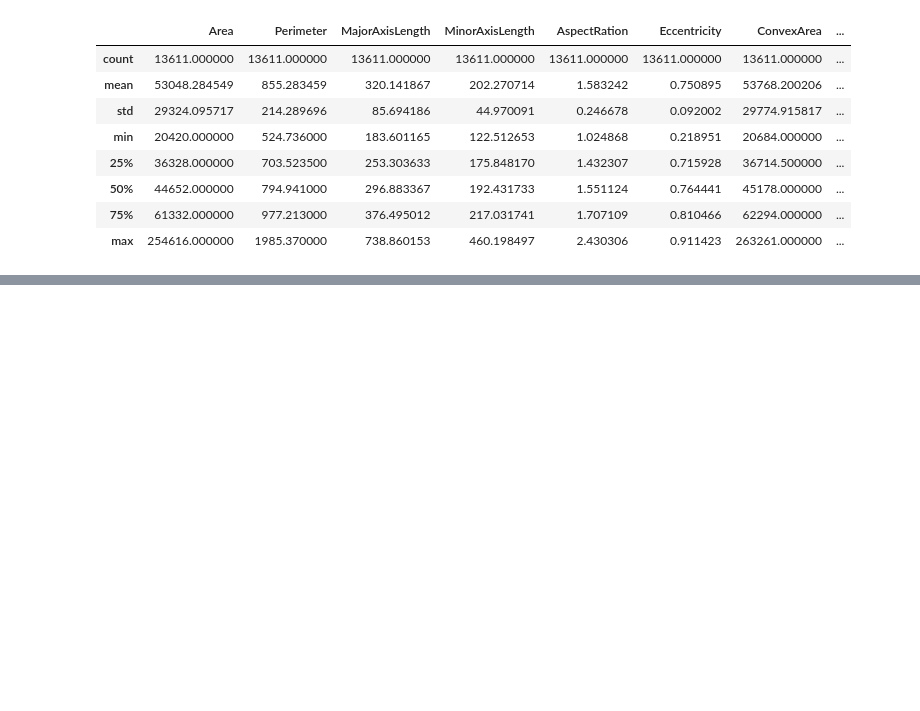
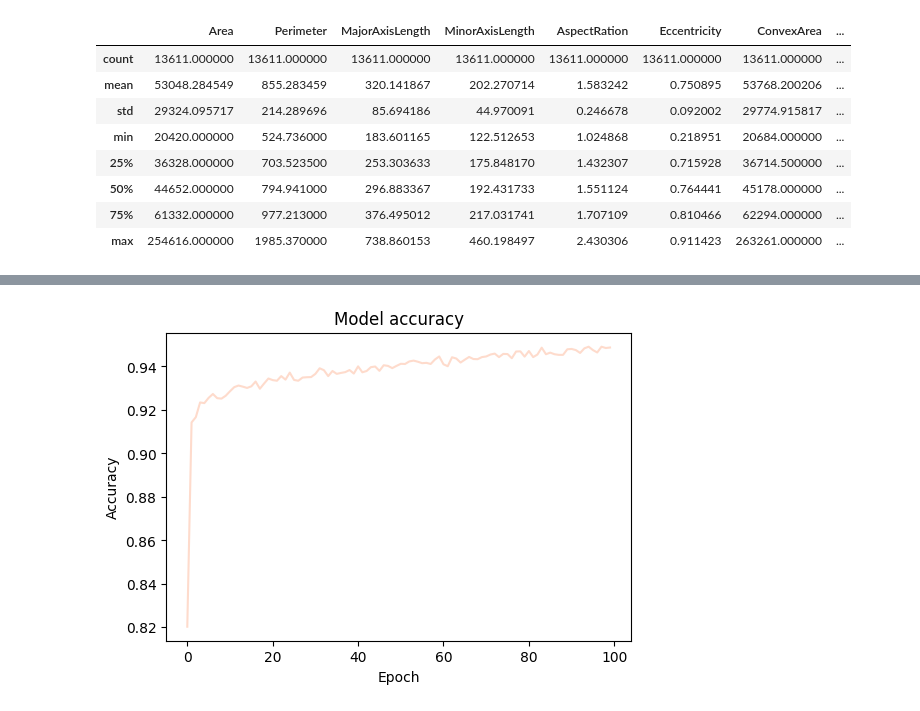
Before and after one commit to camlemessurier/COMP3330, a Jupyter notebook: A1/Q2.ipynb, the cells around one changed output, grey strips where cells are left out. Saved outputs shown, nothing was run; the diff lists cells and outputs as text; code cells hidden in the pictures; blank space fills up the shorter version.

```diff
--- a/A1/Q2.ipynb
+++ b/A1/Q2.ipynb
@@ -72,3 +56,19 @@ X_norm = scaler.transform(X)
 le = preprocessing.LabelEncoder()
 
 y = le.fit_transform(y['Class'])
+# %%
+model = keras.Sequential()
+model.add(keras.layers.Dense(600, input_shape=(16,), activation='relu'))
+model.add(keras.layers.Dense(400, activation='relu', activity_regularizer=l1(0.001)))
+model.add(keras.layers.Dropout(0.3))
+model.add(keras.layers.Dense(300, activation='relu', activity_regularizer=l1(0.001)))
+model.add(keras.layers.Dense(100, activation='relu'))
+
+model.add(keras.layers.Dense(50, activation='relu'))
+model.add(keras.layers.Dense(20, activation='relu'))
+
+model.add(keras.layers.Dense(7, activation='softmax'))
+
+model.compile(loss='sparse_categorical_crossentropy', optimizer='rmsprop', metrics=['accuracy'])
+## history = model.fit(X, y, verbose=1, epochs=100)
+history_norm = model.fit(X_norm, y, verbose=1, epochs=100, batch_size=200)
@@ -74,0 +93,4 @@ y = le.fit_transform(y['Class'])
+# %%
+plot_accuracy(history_norm)
+# %% [output]
+[figure, added]
```
Also changed, not shown: parts of 15 cells of this notebook, 15 other files.
